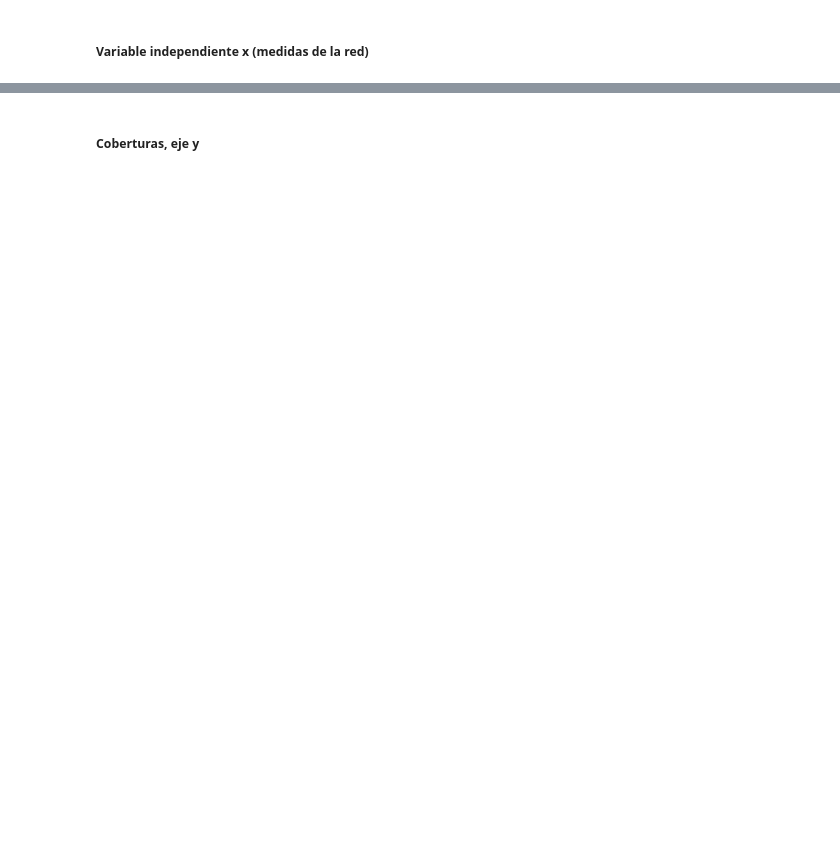
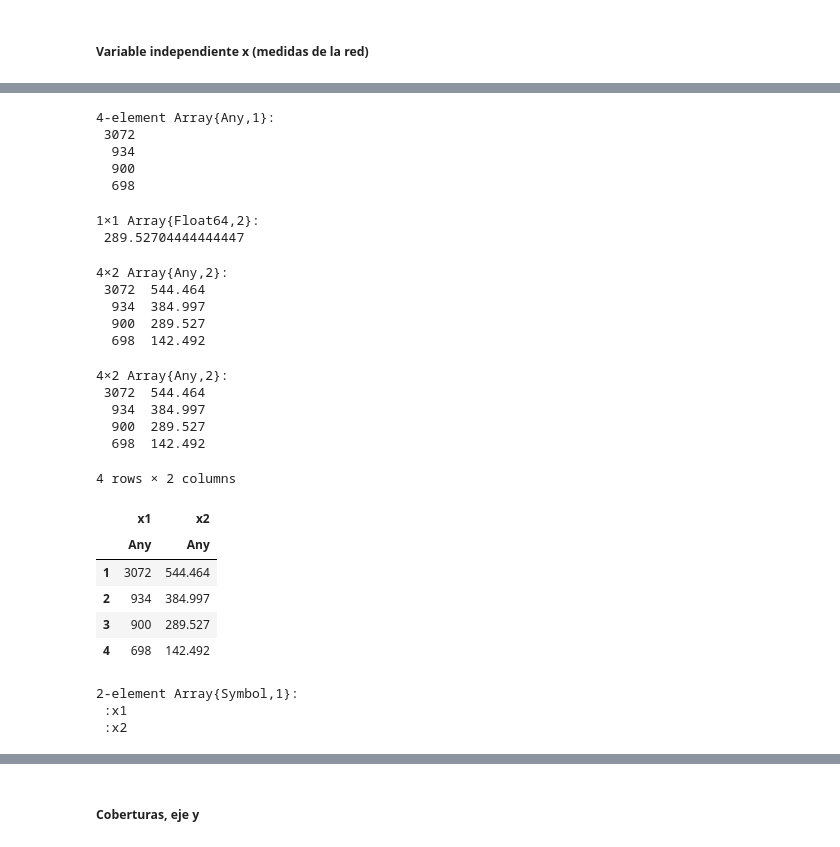
Before and after one commit to Yuriyama/Proyecto_aerolineas, a Jupyter notebook: Code/Analysis.ipynb, the cells around one changed output, grey strips where cells are left out. Saved outputs shown, nothing was run; the diff lists cells and outputs as text; code cells hidden in the pictures; blank space fills up the shorter version.

```diff
--- a/Code/Analysis.ipynb
+++ b/Code/Analysis.ipynb
@@ -39,16 +74,33 @@ oneworld 3579
 # %%
 #NOMBRE DE LA AEROLÍNEA (ARCHIVO) ciclo for para todas las aerolíneas
 
-tabla_info_net = ["Airline" "Nodes" "Links"]
+tabla_info_net = ["Airline" "Nodes" "Links" "Density" "Av. Degree" "Av. Betweenness" " Global Clustering Coefficient"]
 
-for i in 2:5
+for i in 2:length(lista_aerolineas) #Desde el 2 para no tomar la primera entrada "Airlines"
 
     airline_code = lista_aerolineas[i] #Código
     aerolinea_matriz = string(airline_code, "_import_matrix.csv")
     leo_matriz = readdlm("/Users/yuriko/Documents/UNAM/Tesis_Lic/RESULTADOS_SCRIPT/YURIKO_TESIS/$airline_code/matriz/$aerolinea_matriz", Int64)
+
     nodos = size(leo_matriz)[1]
     enlaces = counts(leo_matriz)[2]
-    renglon = [airline_code nodos enlaces]
+
+    denom = nodos * (nodos - 1)
+    densidad = enlaces / denom
+
+    aerolinea_in_degree = string(airline_code, "_in_degree.csv")
+    #leo_in_degree = readdlm("/Users/yuriko/Documents/UNAM/Tesis_Lic/RESULTADOS_SCRIPT/YURIKO_TESIS/$airline_code/grados/$aerolinea_in_degree", Float64)
+    promedio_degree = enlaces/nodos
+    #datos_in_degree = push!(datos_in_degree, promedio_degree)
+
+    grafo = DiGraph(leo_matriz)
+
+    res = betweenness_centrality(grafo, endpoints=true)
+    av_bet = mean(res)
+
+    gcc = global_clustering_coefficient(grafo)
+
+    renglon = [airline_code nodos enlaces densidad promedio_degree av_bet gcc]
     tabla_info_net = vcat(tabla_info_net, renglon)
 
 end
@@ -306,0 +401,54 @@ plot(hist_out_degree_G,hist_out_degree_SA,hist_out_degree_ST,hist_out_degree_OW,
+# %%
+# NODOS
+
+columna_nodos = tabla_info_net[:,2];
+datos_nodos = columna_nodos[2:5]
+# %% [output]
+4-element Array{Any,1}:
+ 3072
+  934
+  900
+  698
+# %%
+layer_cov_G = readdlm("/Users/yuriko/Documents/UNAM/Tesis_Lic/RESULTADOS_SCRIPT/YURIKO_TESIS/global/cobertura/global_layer_coverage.csv", ',', Float64)
+layer_cov_SA = readdlm("/Users/yuriko/Documents/UNAM/Tesis_Lic/RESULTADOS_SCRIPT/YURIKO_TESIS/Star_Alliance/cobertura/Star_Alliance_layer_coverage.csv", ',', Float64)
+layer_cov_OW = readdlm("/Users/yuriko/Documents/UNAM/Tesis_Lic/RESULTADOS_SCRIPT/YURIKO_TESIS/oneworld/cobertura/oneworld_layer_coverage.csv", ',', Float64)
+layer_cov_ST = readdlm("/Users/yuriko/Documents/UNAM/Tesis_Lic/RESULTADOS_SCRIPT/YURIKO_TESIS/Sky_Team/cobertura/Sky_Team_layer_coverage.csv", ',', Float64)
+# %% [output]
+1×1 Array{Float64,2}:
+ 289.52704444444447
+# %%
+x = datos_nodos
+y = [layer_cov_G[1], layer_cov_SA[1], layer_cov_ST[1], layer_cov_OW[1]]
+
+dp = hcat(x,y)
+# %% [output]
+4×2 Array{Any,2}:
+ 3072  544.464
+  934  384.997
+  900  289.527
+  698  142.492
+# %%
+dp
+# %% [output]
+4×2 Array{Any,2}:
+ 3072  544.464
+  934  384.997
+  900  289.527
+  698  142.492
+# %%
+cdp =convert(DataFrame, dp)
+# %% [output]
+4 rows × 2 columns
+|  | x1 | x2 |
+|  | Any | Any |
+| 1 | 3072 | 544.464 |
+| 2 | 934 | 384.997 |
+| 3 | 900 | 289.527 |
+| 4 | 698 | 142.492 |
+# %%
+names(cdp)
+# %% [output]
+2-element Array{Symbol,1}:
+ :x1
+ :x2
```
Also changed, not shown: parts of 43 cells of this notebook.
